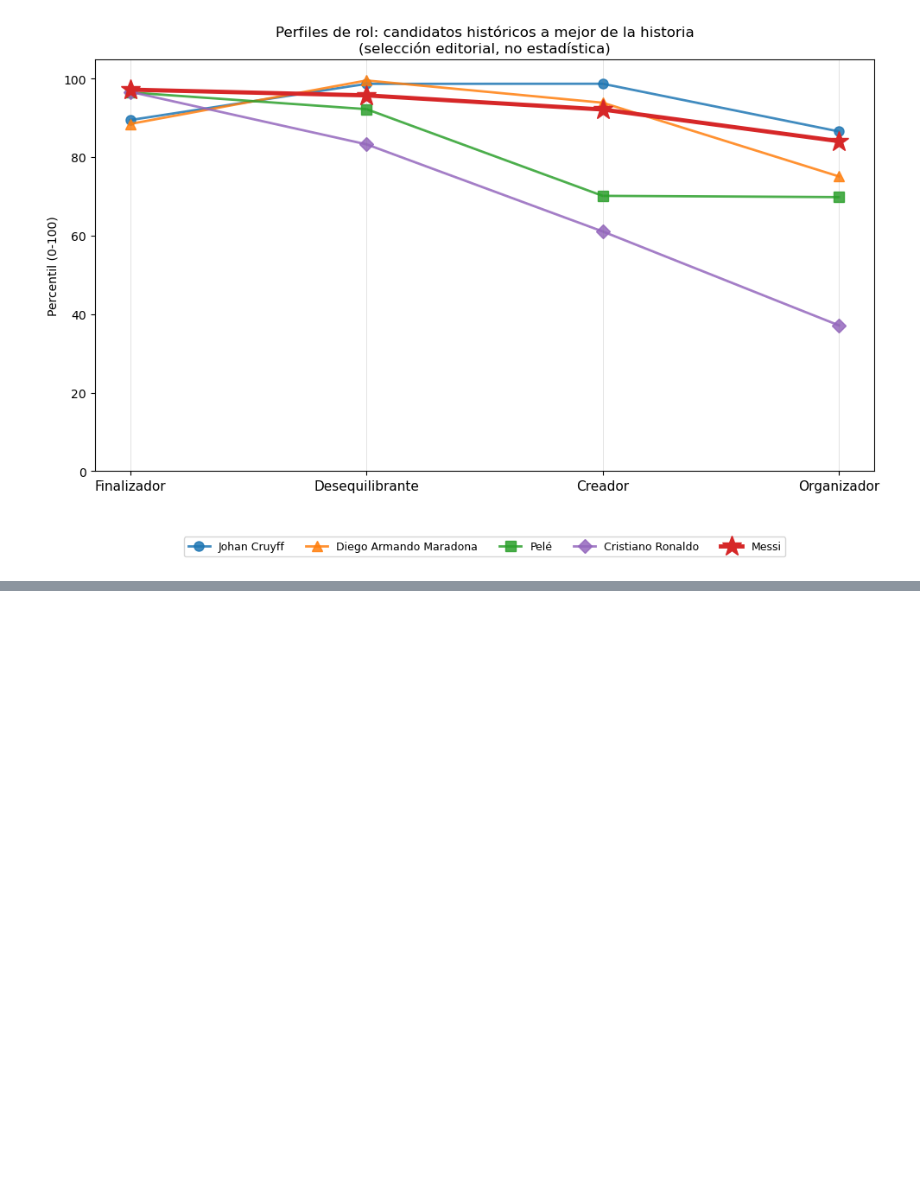
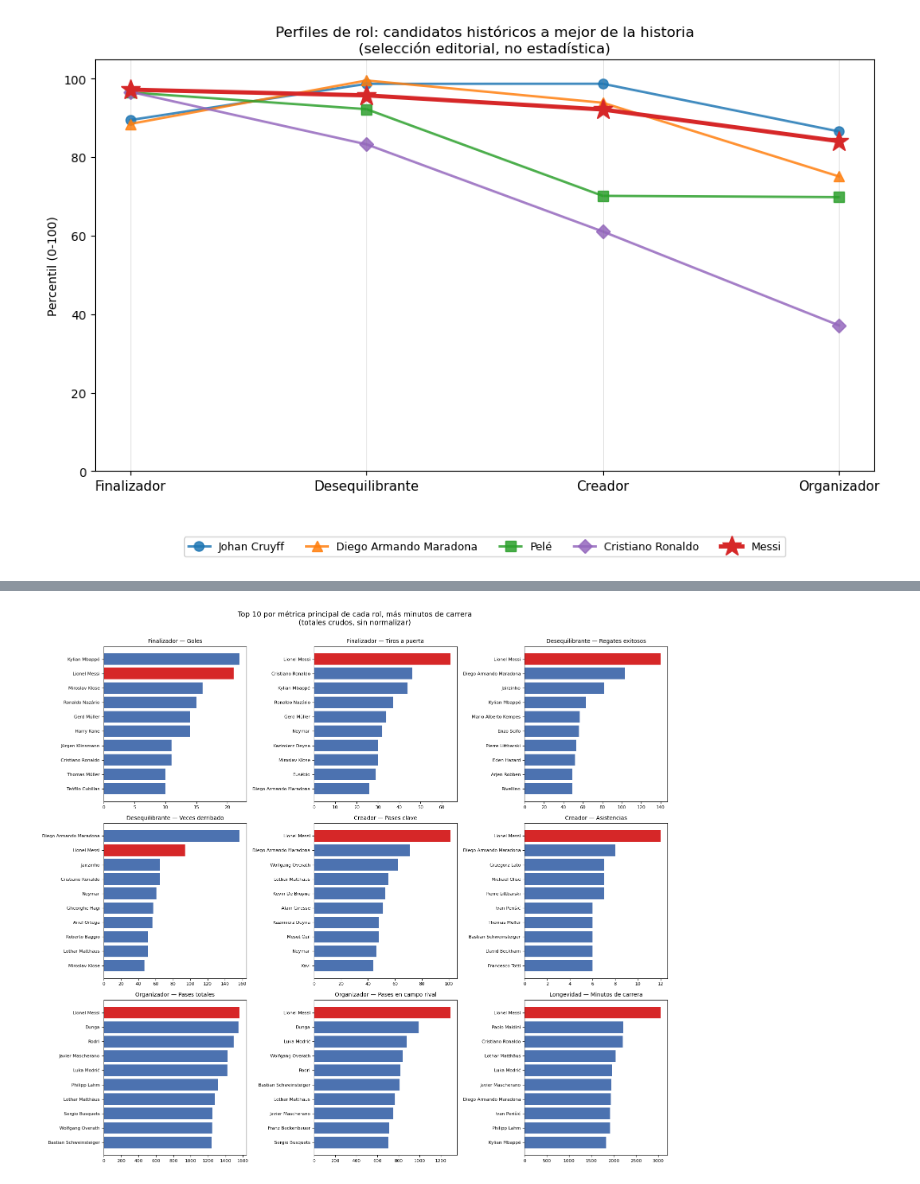
Before and after one commit to albertone448/messi-outlier, a Jupyter notebook: notebooks/07_dataset_final.ipynb, the cells around one changed output, grey strips where cells are left out. Cells and saved outputs as stored; diff of their text form; code cells hidden in the pictures; blank space fills up the shorter version.

```diff
--- a/notebooks/07_dataset_final.ipynb
+++ b/notebooks/07_dataset_final.ipynb
@@ -149,3 +151,15 @@ built here first as a working preview from the same data.
 Tres gráficos, siguiendo la estructura de tres dashboards planeada para
 Tableau, construidos acá primero como vista previa de trabajo desde los
 mismos datos.
+# %%
+# Jugadores relevantes del proceso: los que aparecieron en algún momento
+# como caso destacado (referencias originales, techo de 3-de-4 y 4-de-4,
+# líderes de rol de la Fase 6), no una lista arbitraria.
+process_players = [
+    "Lionel Messi", "Diego Armando Maradona", "Cristiano Ronaldo", "Neymar",
+    "Kylian Mbappé", "Johan Cruyff", "Zinedine Zidane", "Ermindo Onega",
+    "Gheorghe Hagi", "Robinho", "Heinz Flohe", "Carlos Babington",
+    "Rivellino", "Igor Chislenko", "David Villa", "David Beckham", "Rodri",
+    "Xavi", "Andrea Pirlo", "Jairzinho",
+]
+print(f"Jugadores destacados para el Gráfico 1: {len(process_players)}")
@@ -300,3 +316,8 @@ four axes.
 Los 12 jugadores de la Fase 6 (4 líderes estadísticos con el piso de 900
 minutos, 8 referencias agregadas manualmente), graficados contra Messi
 sobre los mismos cuatro ejes.
+# %%
+# Los 12 de la Fase 6: 4 líderes estadísticos (piso de 900 min) + 8 referencias.
+radar_players = ["Lionel Messi"] + role_specialists["name"].unique().tolist()
+print(f"Jugadores en el Gráfico 3.1: {len(radar_players)}")
+print(radar_players)
@@ -562,0 +618,31 @@ plt.show()
+# %%
+fig, axes = plt.subplots(3, 3, figsize=(16, 14))
+axes = axes.flatten()
+
+top10_metrics = {
+    "Finalizador — Goles": "goals",
+    "Finalizador — Tiros a puerta": "onTargetScoringAttempt",
+    "Desequilibrante — Regates exitosos": "wonContest",
+    "Desequilibrante — Veces derribado": "wasFouled",
+    "Creador — Pases clave": "keyPass",
+    "Creador — Asistencias": "goalAssist",
+    "Organizador — Pases totales": "totalPass",
+    "Organizador — Pases en campo rival": "totalOppositionHalfPasses",
+    "Longevidad — Minutos de carrera": "minutesPlayed",
+}
+
+for ax, (label, col) in zip(axes, top10_metrics.items()):
+    top10 = dataset_final.nlargest(10, col).sort_values(col)
+    colors = ["#d62728" if name == "Lionel Messi" else "#4c72b0" for name in top10["name"]]
+
+    ax.barh(top10["name"], top10[col], color=colors)
+    ax.set_title(label, fontsize=10)
+    ax.tick_params(axis="y", labelsize=8)
+    ax.tick_params(axis="x", labelsize=8)
+
+plt.suptitle("Top 10 por métrica principal de cada rol, más minutos de carrera\n(totales crudos, sin normalizar)", fontsize=13, y=1.0)
+plt.tight_layout()
+plt.savefig("../reports/figures/top10_totals_by_metric.png", dpi=150, bbox_inches="tight")
+plt.show()
+# %% [output]
+[figure, added]
```
Also changed, not shown: parts of 10 cells of this notebook, 3 other files.
